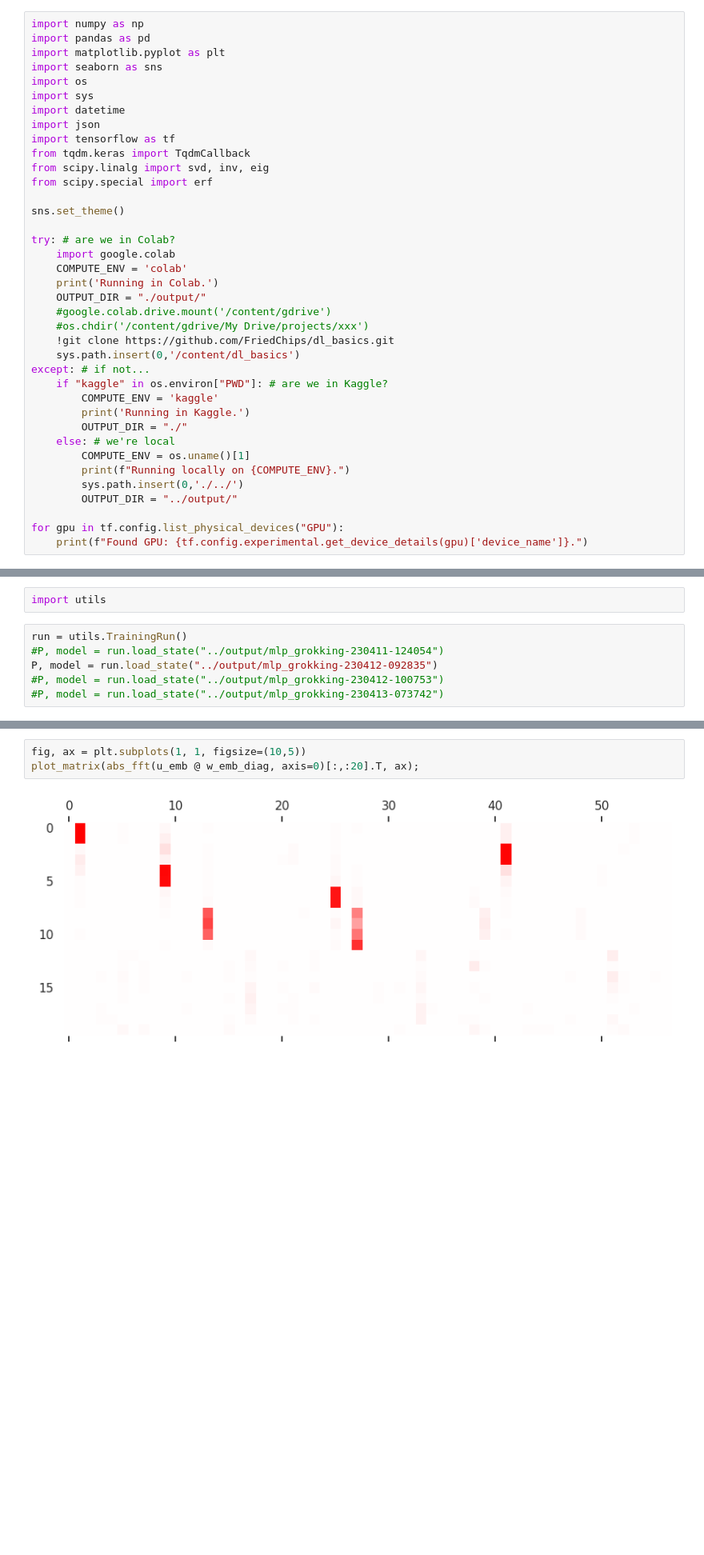
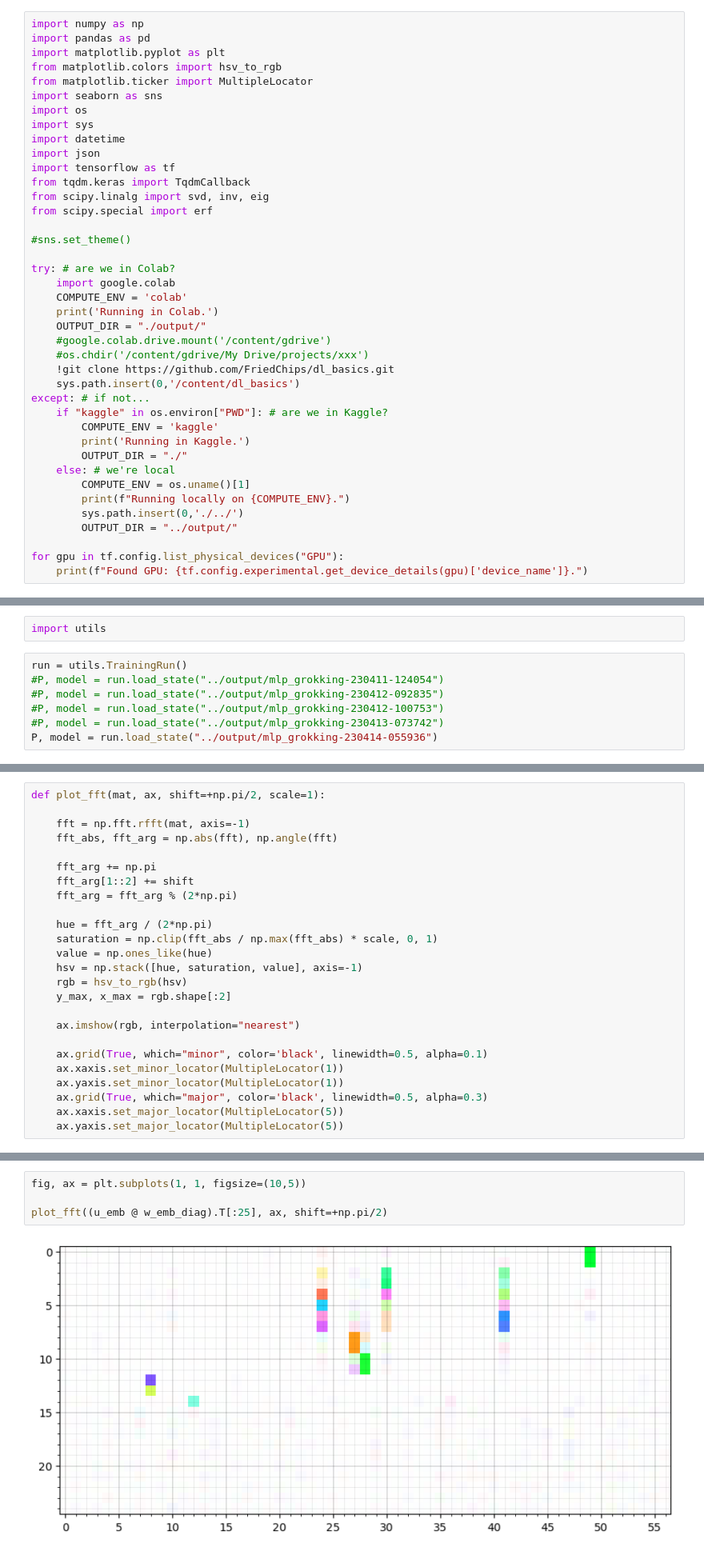
Before and after one commit to FriedChips/dl_basics, a Jupyter notebook: analysis/analysis_modulo_arithmetic.ipynb, the cells around one changed output, grey strips where cells are left out. Shown at 80% size. Drawn from its saved outputs; the diff is of its cells as text; blank space fills up the shorter version.

Commit message:
reworked grokking analysis, added mnist

```diff
--- a/analysis/analysis_modulo_arithmetic.ipynb
+++ b/analysis/analysis_modulo_arithmetic.ipynb
@@ -2,6 +2,8 @@
 import numpy as np
 import pandas as pd
 import matplotlib.pyplot as plt
+from matplotlib.colors import hsv_to_rgb
+from matplotlib.ticker import MultipleLocator
 import seaborn as sns
 import os
 import sys
@@ -12,7 +14,7 @@ from tqdm.keras import TqdmCallback
 from scipy.linalg import svd, inv, eig
 from scipy.special import erf
 
-sns.set_theme()
+#sns.set_theme()
 
 try: # are we in Colab?
     import google.colab
@@ -43,6 +45,7 @@ import utils
 # %%
 run = utils.TrainingRun()
 #P, model = run.load_state("../output/mlp_grokking-230411-124054")
-P, model = run.load_state("../output/mlp_grokking-230412-092835")
+#P, model = run.load_state("../output/mlp_grokking-230412-092835")
 #P, model = run.load_state("../output/mlp_grokking-230412-100753")
 #P, model = run.load_state("../output/mlp_grokking-230413-073742")
+P, model = run.load_state("../output/mlp_grokking-230414-055936")
@@ -71,3 +75,28 @@ ax.plot(x_range, gelu(x_range));
+# %%
+def plot_fft(mat, ax, shift=+np.pi/2, scale=1):
+
+    fft = np.fft.rfft(mat, axis=-1)
+    fft_abs, fft_arg = np.abs(fft), np.angle(fft)
+
+    fft_arg += np.pi
+    fft_arg[1::2] += shift
+    fft_arg = fft_arg % (2*np.pi)
+
+    hue = fft_arg / (2*np.pi)
+    saturation = np.clip(fft_abs / np.max(fft_abs) * scale, 0, 1)
+    value = np.ones_like(hue)
+    hsv = np.stack([hue, saturation, value], axis=-1)
+    rgb = hsv_to_rgb(hsv)
+    y_max, x_max = rgb.shape[:2]
+
+    ax.imshow(rgb, interpolation="nearest")
+
+    ax.grid(True, which="minor", color='black', linewidth=0.5, alpha=0.1)
+    ax.xaxis.set_minor_locator(MultipleLocator(1))
+    ax.yaxis.set_minor_locator(MultipleLocator(1))
+    ax.grid(True, which="major", color='black', linewidth=0.5, alpha=0.3)
+    ax.xaxis.set_major_locator(MultipleLocator(5))
+    ax.yaxis.set_major_locator(MultipleLocator(5))
 # %%
 weights = model.get_weights()
 print([ w.shape for w in weights ])
@@ -94,8 +123,9 @@ plot_matrix(w_emb_diag @ vt_emb, axs[3]);
 # %%
 fig, ax = plt.subplots(1, 1, figsize=(10,5))
-plot_matrix(abs_fft(u_emb @ w_emb_diag, axis=0)[:,:20].T, ax);
+
+plot_fft((u_emb @ w_emb_diag).T[:25], ax, shift=+np.pi/2)
 # %% [output]
-[figure, old version]
+[figure, new version]
 # %%
 u_mlp, vt_mlp, s_mlp, w_mlp_diag = [None, None], [None, None], [None, None], [None, None]
 
```
Also changed, not shown: parts of 24 cells of this notebook, 1 other file.
